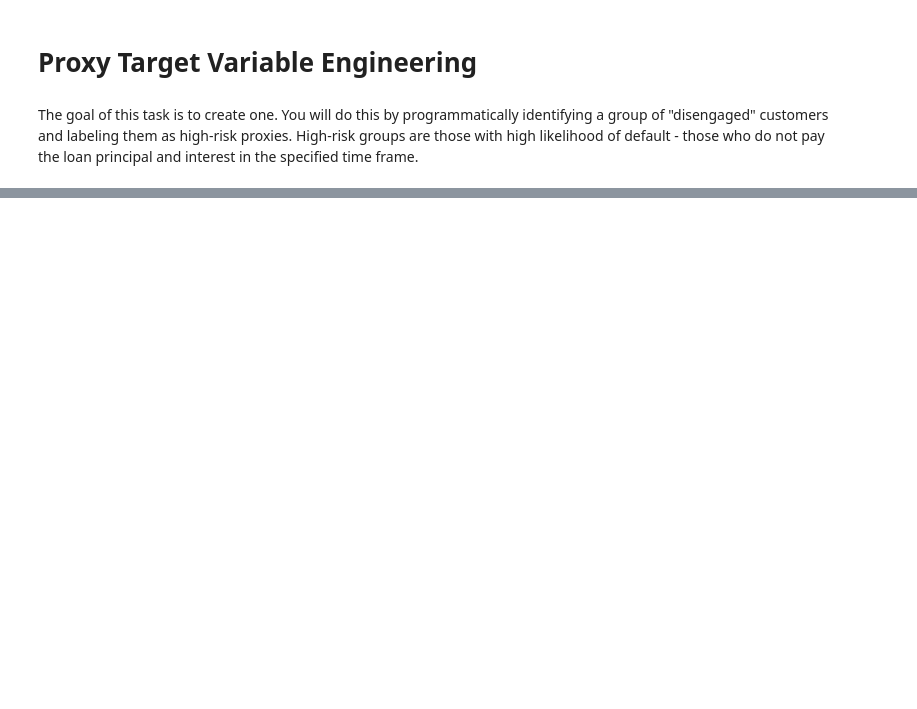
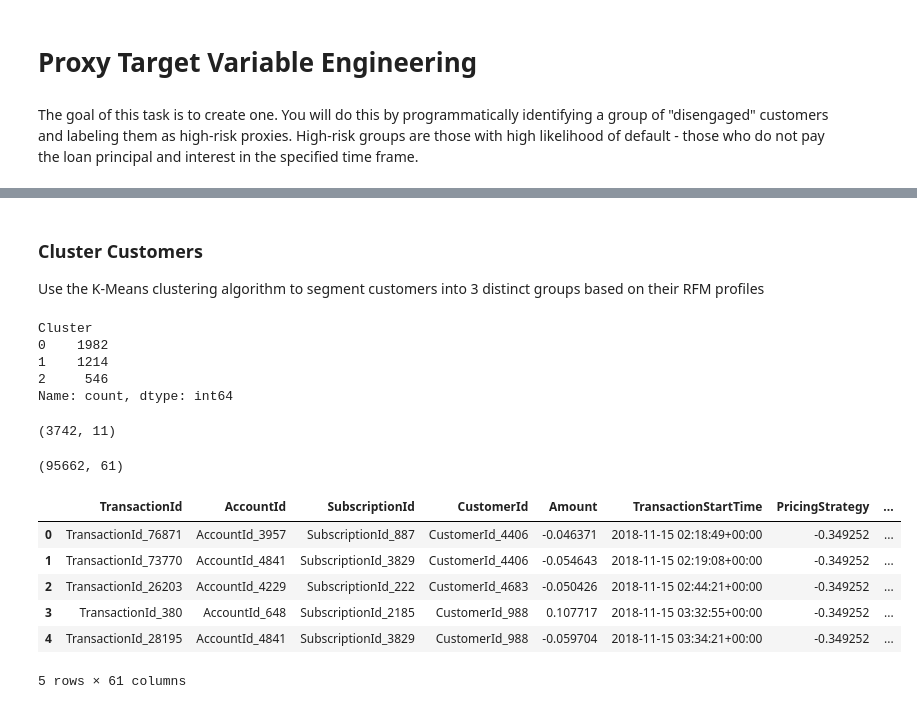
Before and after one commit to mubarek4566/credit-risk-model, a Jupyter notebook: notebooks/eda.ipynb, the cells around one changed output, grey strips where cells are left out. Drawn from its saved outputs; the diff is of its cells as text; code cells hidden in the pictures; blank space fills up the shorter version.

```diff
--- a/notebooks/eda.ipynb
+++ b/notebooks/eda.ipynb
@@ -392,0 +383,3 @@ rfms_scores.sort_values(by = 'No_Subscription', ascending=False)
+# %% [markdown]
+### Cluster Customers
+ Use the K-Means clustering algorithm to segment customers into 3 distinct groups based on their RFM profiles
@@ -392,0 +388,26 @@ rfms_scores.sort_values(by = 'No_Subscription', ascending=False)
+# %%
+rfm_data['Cluster'].value_counts()
+# %% [output]
+Cluster
+0    1982
+1    1214
+2     546
+Name: count, dtype: int64
+# %%
+rfm_data.shape
+# %% [output]
+(3742, 11)
+# %%
+clustered_df.shape
+# %% [output]
+(95662, 61)
+# %%
+clustered_df.head()
+# %% [output]
+|  | TransactionId | AccountId | SubscriptionId | CustomerId | Amount | TransactionStartTime | PricingStrategy | ... |
+| 0 | TransactionId_76871 | AccountId_3957 | SubscriptionId_887 | CustomerId_4406 | -0.046371 | 2018-11-15 02:18:49+00:00 | -0.349252 | ... |
+| 1 | TransactionId_73770 | AccountId_4841 | SubscriptionId_3829 | CustomerId_4406 | -0.054643 | 2018-11-15 02:19:08+00:00 | -0.349252 | ... |
+| 2 | TransactionId_26203 | AccountId_4229 | SubscriptionId_222 | CustomerId_4683 | -0.050426 | 2018-11-15 02:44:21+00:00 | -0.349252 | ... |
+| 3 | TransactionId_380 | AccountId_648 | SubscriptionId_2185 | CustomerId_988 | 0.107717 | 2018-11-15 03:32:55+00:00 | -0.349252 | ... |
+| 4 | TransactionId_28195 | AccountId_4841 | SubscriptionId_3829 | CustomerId_988 | -0.059704 | 2018-11-15 03:34:21+00:00 | -0.349252 | ... |
+5 rows × 61 columns
```
Also changed, not shown: parts of 26 cells of this notebook, 1 other file.
